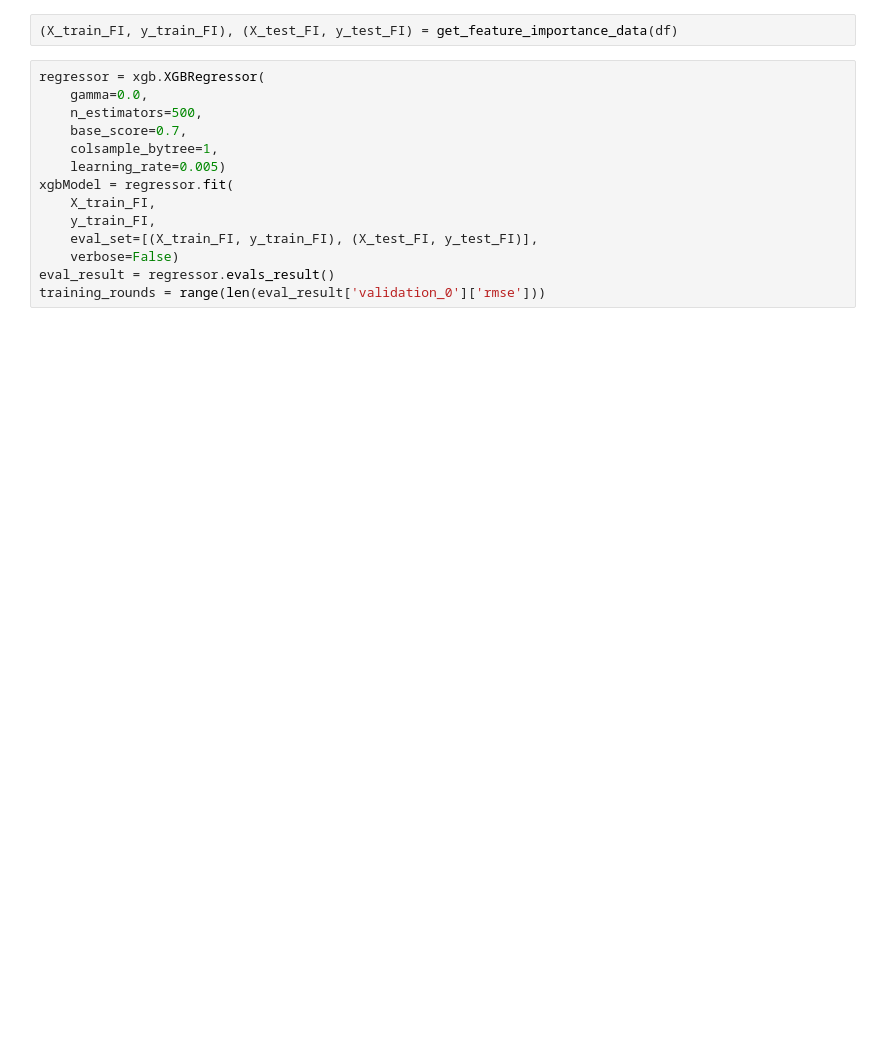
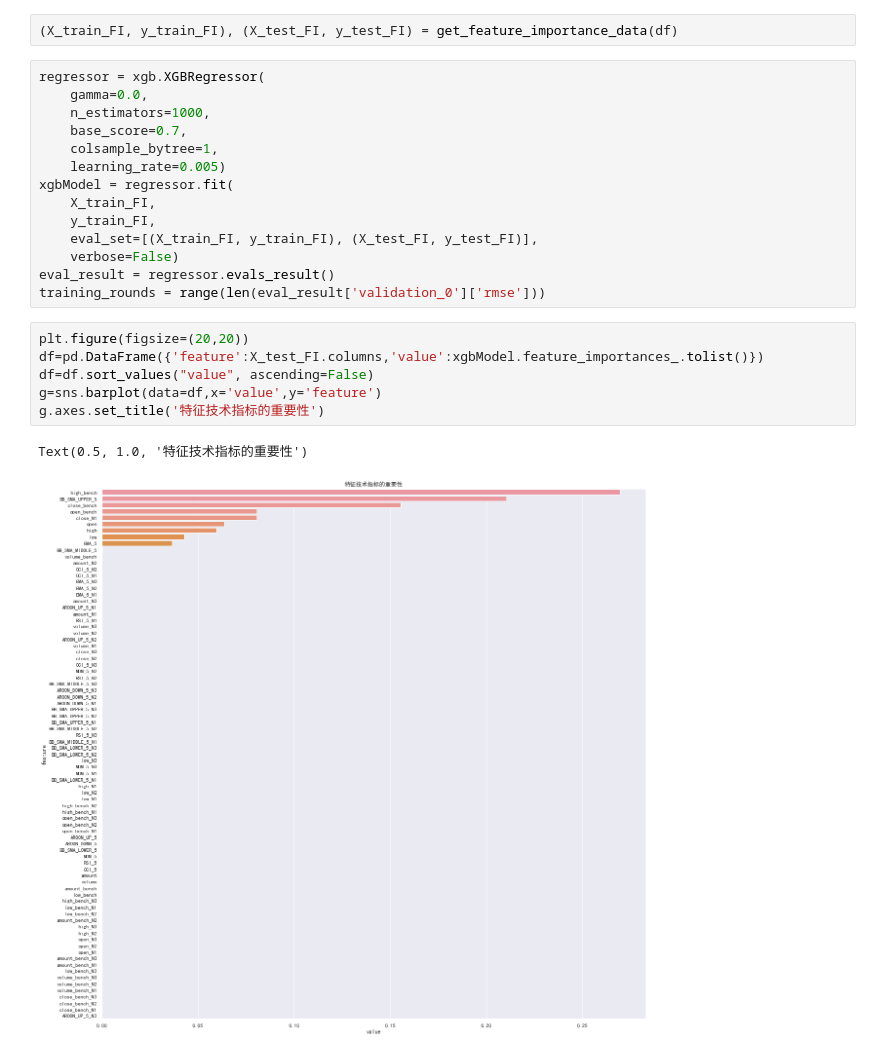
Before and after one commit to GuQiangJS/LSTM-for-Stock, a Jupyter notebook: samples/指标重要度.ipynb, the cells around one changed output. Cells and saved outputs as stored; diff of their text form; blank space fills up the shorter version.

```diff
--- a/samples/指标重要度.ipynb
+++ b/samples/指标重要度.ipynb
@@ -41,7 +56,7 @@ def get_feature_importance_data(data_income):
 # %%
 regressor = xgb.XGBRegressor(
     gamma=0.0,
-    n_estimators=500,
+    n_estimators=1000,
     base_score=0.7,
     colsample_bytree=1,
     learning_rate=0.005)
@@ -52,6 +67,15 @@ xgbModel = regressor.fit(
     verbose=False)
 eval_result = regressor.evals_result()
 training_rounds = range(len(eval_result['validation_0']['rmse']))
+# %%
+plt.figure(figsize=(20,20))
+df=pd.DataFrame({'feature':X_test_FI.columns,'value':xgbModel.feature_importances_.tolist()})
+df=df.sort_values("value", ascending=False)
+g=sns.barplot(data=df,x='value',y='feature')
+g.axes.set_title('特征技术指标的重要性')
+# %% [output]
+Text(0.5, 1.0, '特征技术指标的重要性')
+[figure, added]
 # %%
 plt.scatter(x=training_rounds,y=eval_result['validation_0']['rmse'],label='Training Error')
 plt.scatter(x=training_rounds,y=eval_result['validation_1']['rmse'],label='Validation Error')
```
Also changed, not shown: parts of 4 cells of this notebook, 12 other files.
